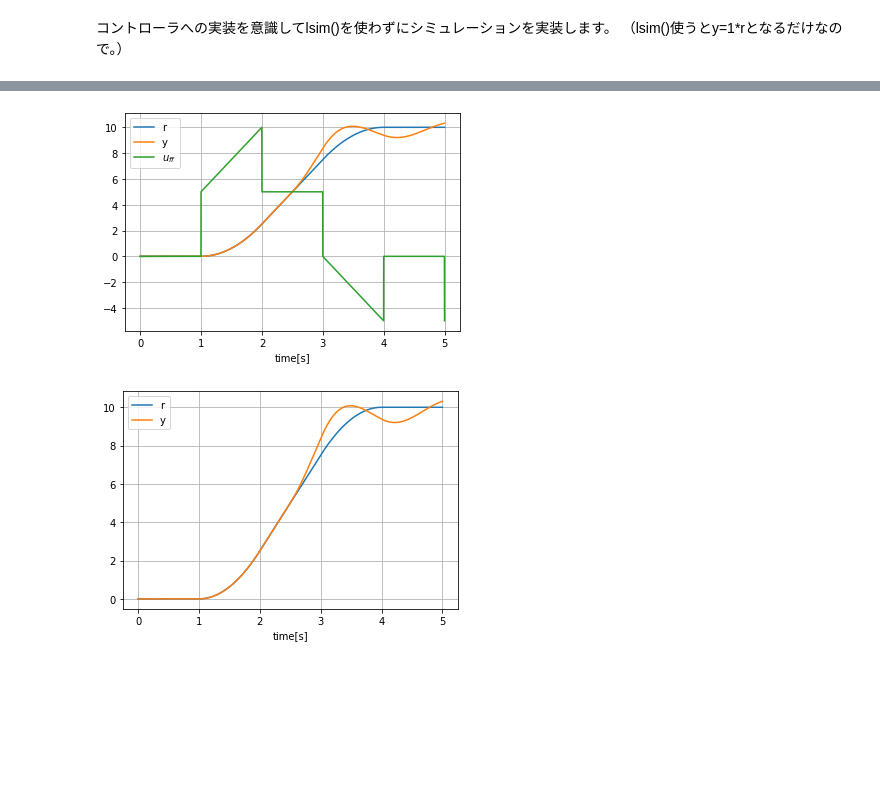
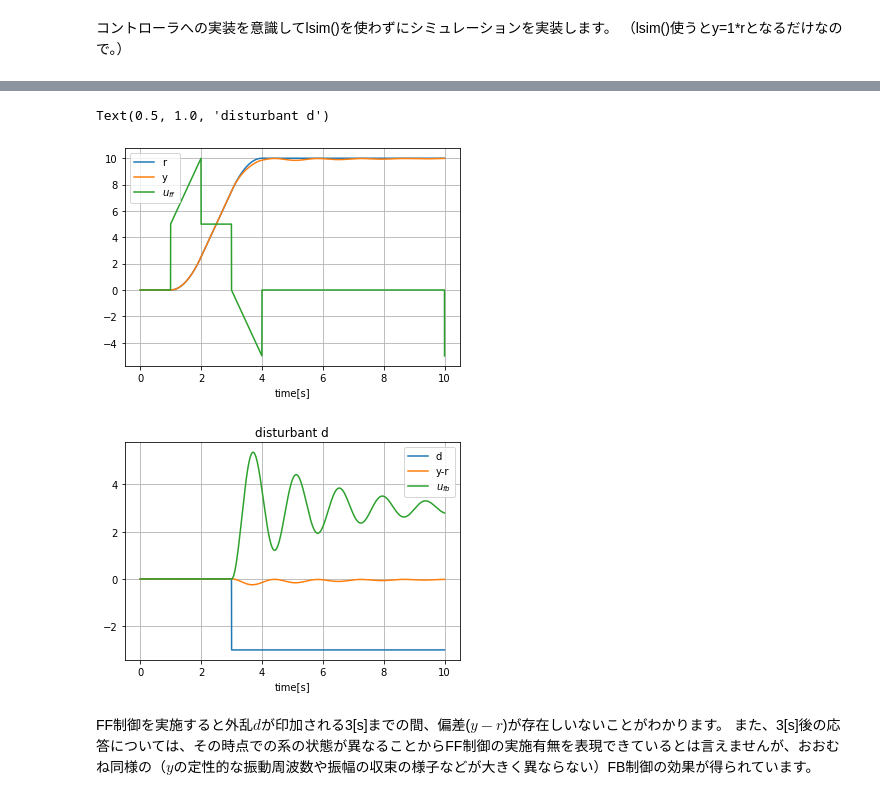
Before and after one commit to hajimesat0/ctrl-eng-study, a Jupyter notebook: src/topic_2自由度制御/two_degrees_of_freedom_control.ipynb, the cells around one changed output, grey strips where cells are left out. Drawn from its saved outputs; the diff is of its cells as text; code cells hidden in the pictures; blank space fills up the shorter version.

```diff
--- a/src/topic_2自由度制御/two_degrees_of_freedom_control.ipynb
+++ b/src/topic_2自由度制御/two_degrees_of_freedom_control.ipynb
@@ -130,4 +168,3 @@ list_ddot_r = ddot_step_sma2[0:len(list_time)] / control_cycle / control_cycle
 
 # 外乱生成
 list_d = d_amplitude * ( (d_start_time < list_time) )
-list_d = d_amplitude * ( (d_start_time < list_time) & ( list_time < 3) )
@@ -214,11 +220,7 @@ plt.grid()
 # %%
-# 初期値
-P_x = np.matrix([[0],[0]])
-P_dot_x = np.matrix([[0],[0]])
-P_y = 0
-
-K_x = np.matrix([[0]])
-K_dot_x = np.matrix([[0]])
+# 初期化
+P = ExecutableSSDigSystem(P_ss_dig,np.matrix([[0],[0]]),0)
+K = ExecutableSSDigSystem(K_ss_dig,np.matrix([[0]]),0)
 
 # シミュレーション格納用リスト
 list_y = np.empty(0)
@@ -231,31 +233,36 @@ for (r,dot_r,ddot_r,d) in zip(list_r,list_dot_r,list_ddot_r,list_d):
     # FF制御器計算
     u_ff = ddot_r / omega_0 + dot_r
 
-    # FB制御器計算
-    K_dot_x = K_ss_dig.A * K_x + K_ss_dig.B * ( r - P_y )
-    u_fb = K_ss_dig.C * K_x + K_ss_dig.D * ( r - P_y )
+    # FB制御器の状態・出力更新
+    # 1周期前のPの出力を使っている
+    K.execute( r - P.y )
+    u_fb = K.y
 
-    # 次状態計算
-    P_dot_x = P_ss_dig.A * P_x + P_ss_dig.B * ( u_ff + u_fb + d )
-
-    # 出力計算
-    P_y = P_ss_dig.C * P_x + P_ss_dig.D * ( u_ff + u_fb + d )
-
-    # 現状態更新
-    K_x = K_dot_x
-    P_x = P_dot_x
+    # 制御対象の状態更新
+    P.execute( u_ff + u_fb + d )
 
     # 結果の格納
     list_u_ff = np.append( list_u_ff,u_ff )
     list_u_fb = np.append( list_u_fb,u_fb )
-    list_y = np.append( list_y,P_y )
+    list_y = np.append( list_y,P.y )
 # %%
 plt.figure()
 plt.plot( list_time, list_r, label="r" )
 plt.plot( list_time, list_y, label="y" )
 plt.plot( list_time, list_u_ff, label=r"$u_{ff}$" )
 plt.xlabel("time[s]")
 plt.legend()
 plt.grid()
+
+plt.figure()
+plt.plot( list_time, list_d, label="d" )
+plt.plot( list_time, list_y - list_r, label="y-r" )
+plt.plot( list_time, list_u_fb, label=r"$u_{fb}$" )
+plt.xlabel("time[s]")
+plt.legend()
+plt.grid()
+plt.title("disturbant d")
 # %% [output]
+Text(0.5, 1.0, 'disturbant d')
-[figure, old version]
+[figure, new version]
+[figure, added]
@@ -289,9 +269,3 @@ for (r,dot_r,ddot_r,d) in zip(list_r,list_dot_r,list_ddot_r,list_d):
-# %%
-plt.figure()
-plt.plot( list_time, list_r, label="r" )
-plt.plot( list_time, list_y, label="y" )
-plt.xlabel("time[s]")
-plt.legend()
-plt.grid()
-# %% [output]
-[figure, removed]
+# %% [markdown]
+FF制御を実施すると外乱$d$が印加される3[s]までの間、偏差($y-r$)が存在しいないことがわかります。
+また、3[s]後の応答については、その時点での系の状態が異なることからFF制御の実施有無を表現できているとは言えませんが、おおむね同様の（$y$の定性的な振動周波数や振幅の収束の様子などが大きく異ならない）FB制御の効果が得られています。
```
Also changed, not shown: parts of 8 cells of this notebook.
